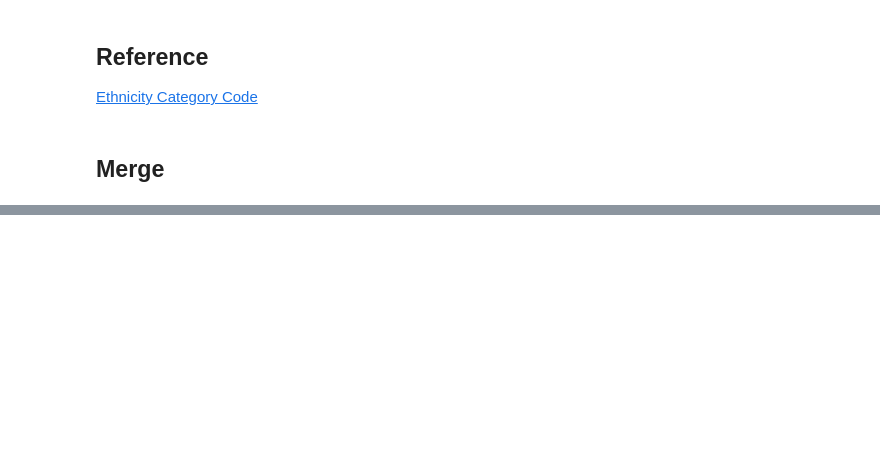
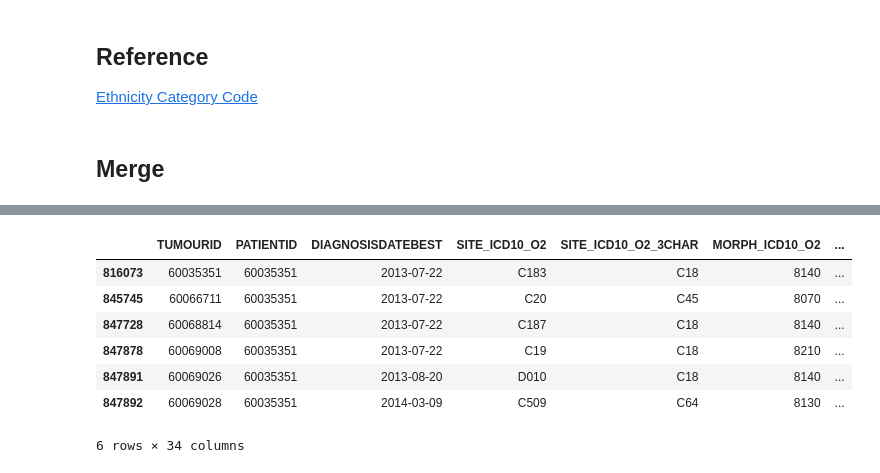
Before and after one commit to c-chen-ed5557/englishhealthdata, a Jupyter notebook: sim_av_patient.ipynb, the cells around one changed output, grey strips where cells are left out. Cells and saved outputs as stored; diff of their text form; code cells hidden in the pictures; blank space fills up the shorter version.

```diff
--- a/sim_av_patient.ipynb
+++ b/sim_av_patient.ipynb
@@ -426,0 +442,13 @@ death_causes_table = pd.DataFrame(death_causes_times, index=multiindex, columns=
+# %%
+# tumour[tumour['PATIENTID' == 210004664]]
+tumour['PATIENTID'].value_counts()
+tumour[tumour['PATIENTID'] == 60035351]
+# %% [output]
+|  | TUMOURID | PATIENTID | DIAGNOSISDATEBEST | SITE_ICD10_O2 | SITE_ICD10_O2_3CHAR | MORPH_ICD10_O2 | ... |
+| 816073 | 60035351 | 60035351 | 2013-07-22 | C183 | C18 | 8140 | ... |
+| 845745 | 60066711 | 60035351 | 2013-07-22 | C20 | C45 | 8070 | ... |
+| 847728 | 60068814 | 60035351 | 2013-07-22 | C187 | C18 | 8140 | ... |
+| 847878 | 60069008 | 60035351 | 2013-07-22 | C19 | C18 | 8210 | ... |
+| 847891 | 60069026 | 60035351 | 2013-08-20 | D010 | C18 | 8140 | ... |
+| 847892 | 60069028 | 60035351 | 2014-03-09 | C509 | C64 | 8130 | ... |
+6 rows × 34 columns
```
Also changed, not shown: parts of 21 cells of this notebook, 1 other file.
